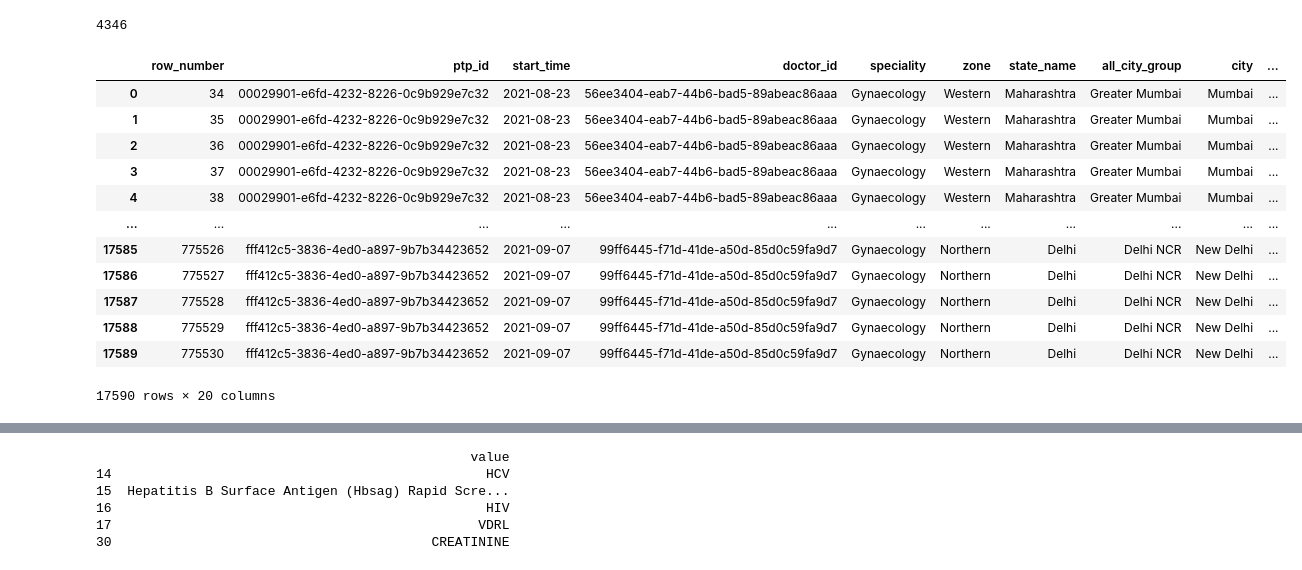
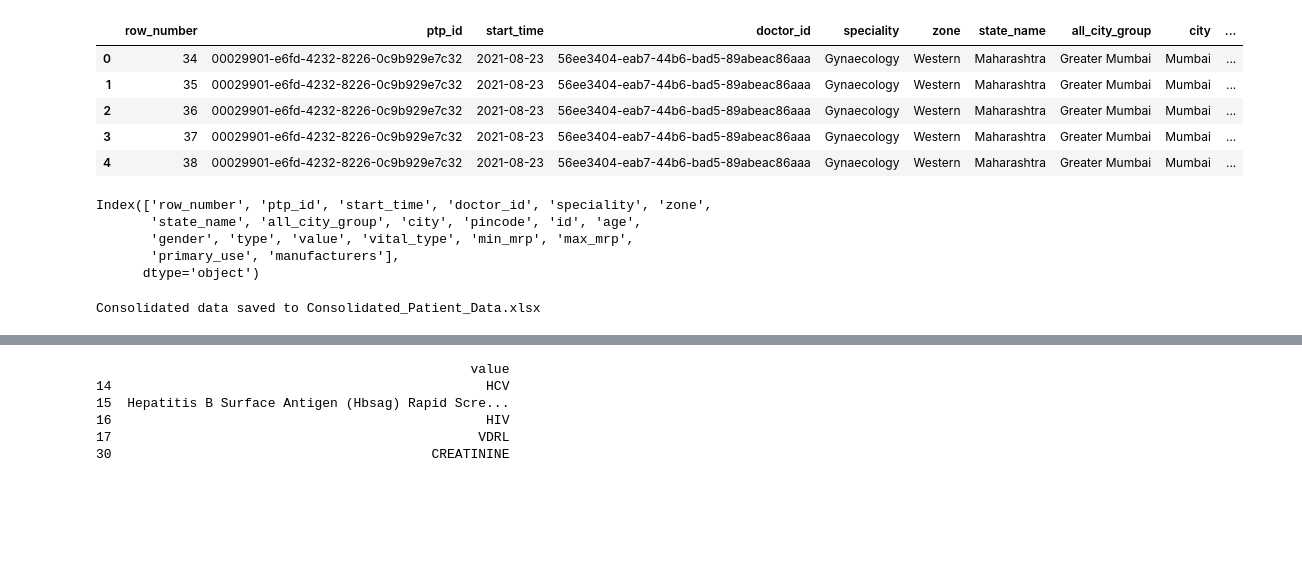
Before and after one commit to naitik-wondrx/dashboards, a Jupyter notebook: preprocess.ipynb, the cells around one changed output, grey strips where cells are left out. Saved outputs shown, nothing was run; the diff lists cells and outputs as text; code cells hidden in the pictures; blank space fills up the shorter version.

```diff
--- a/preprocess.ipynb
+++ b/preprocess.ipynb
@@ -1,24 +1,75 @@
 # %%
 import pandas as pd
 
-data = pd.read_excel('Gynaecology-Digitized-dataset.xlsx')
+data = pd.read_excel('Gynac.xlsx')
-# %%
-len(data.value.unique())
-# %% [output]
-4346
 # %%
-data
+data.head()
 # %% [output]
 |  | row_number | ptp_id | start_time | doctor_id | speciality | zone | state_name | all_city_group | city | ... |
 | 0 | 34 | 00029901-e6fd-4232-8226-0c9b929e7c32 | 2021-08-23 | 56ee3404-eab7-44b6-bad5-89abeac86aaa | Gynaecology | Western | Maharashtra | Greater Mumbai | Mumbai | ... |
 | 1 | 35 | 00029901-e6fd-4232-8226-0c9b929e7c32 | 2021-08-23 | 56ee3404-eab7-44b6-bad5-89abeac86aaa | Gynaecology | Western | Maharashtra | Greater Mumbai | Mumbai | ... |
 | 2 | 36 | 00029901-e6fd-4232-8226-0c9b929e7c32 | 2021-08-23 | 56ee3404-eab7-44b6-bad5-89abeac86aaa | Gynaecology | Western | Maharashtra | Greater Mumbai | Mumbai | ... |
 | 3 | 37 | 00029901-e6fd-4232-8226-0c9b929e7c32 | 2021-08-23 | 56ee3404-eab7-44b6-bad5-89abeac86aaa | Gynaecology | Western | Maharashtra | Greater Mumbai | Mumbai | ... |
 | 4 | 38 | 00029901-e6fd-4232-8226-0c9b929e7c32 | 2021-08-23 | 56ee3404-eab7-44b6-bad5-89abeac86aaa | Gynaecology | Western | Maharashtra | Greater Mumbai | Mumbai | ... |
-| ... | ... | ... | ... | ... | ... | ... | ... | ... | ... | ... |
-| 17585 | 775526 | fff412c5-3836-4ed0-a897-9b7b34423652 | 2021-09-07 | 99ff6445-f71d-41de-a50d-85d0c59fa9d7 | Gynaecology | Northern | Delhi | Delhi NCR | New Delhi | ... |
-| 17586 | 775527 | fff412c5-3836-4ed0-a897-9b7b34423652 | 2021-09-07 | 99ff6445-f71d-41de-a50d-85d0c59fa9d7 | Gynaecology | Northern | Delhi | Delhi NCR | New Delhi | ... |
-| 17587 | 775528 | fff412c5-3836-4ed0-a897-9b7b34423652 | 2021-09-07 | 99ff6445-f71d-41de-a50d-85d0c59fa9d7 | Gynaecology | Northern | Delhi | Delhi NCR | New Delhi | ... |
-| 17588 | 775529 | fff412c5-3836-4ed0-a897-9b7b34423652 | 2021-09-07 | 99ff6445-f71d-41de-a50d-85d0c59fa9d7 | Gynaecology | Northern | Delhi | Delhi NCR | New Delhi | ... |
-| 17589 | 775530 | fff412c5-3836-4ed0-a897-9b7b34423652 | 2021-09-07 | 99ff6445-f71d-41de-a50d-85d0c59fa9d7 | Gynaecology | Northern | Delhi | Delhi NCR | New Delhi | ... |
-17590 rows × 20 columns
+# %%
+data.columns
+# %% [output]
+Index(['row_number', 'ptp_id', 'start_time', 'doctor_id', 'speciality', 'zone',
+       'state_name', 'all_city_group', 'city', 'pincode', 'id', 'age',
+       'gender', 'type', 'value', 'vital_type', 'min_mrp', 'max_mrp',
+       'primary_use', 'manufacturers'],
+      dtype='object')
+# %%
+import pandas as pd
+
+# Load the Excel file
+file_path = 'Gynac.xlsx'
+data = pd.read_excel(file_path, sheet_name='result 1')
+
+# Drop unnecessary columns
+data = data.drop(columns=['row_number', 'id'])
+
+# Aggregate data based on 'ptp_id'
+aggregated_data = data.groupby('ptp_id').agg({
+    'start_time': 'first',  # Assuming first start_time per patient
+    'doctor_id': 'first',  # Assuming single doctor per patient
+    'speciality': 'first',
+    'zone': 'first',
+    'state_name': 'first',
+    'all_city_group': 'first',
+    'city': 'first',
+    'pincode': 'first',
+    'age': 'first',  # Assuming single age value per patient
+    'gender': 'first',  # Assuming single gender per patient
+})
+
+# Process 'type', 'value', 'vital_type', 'min_mrp', 'max_mrp', 'primary_use', 'manufacturers'
+
+# Separate 'type' and aggregate accordingly
+medicines = data[data['type'] == 'Medicine']
+vitals = data[data['type'] == 'Vital']
+
+# Processing Medicine Data
+medicines_grouped = medicines.groupby('ptp_id').apply(
+    lambda x: x[['value', 'primary_use', 'manufacturers']].to_dict('records')
+).reset_index()
+medicines_grouped.columns = ['ptp_id', 'medicines']
+
+# Processing Vitals Data
+vitals_grouped = vitals.pivot_table(index='ptp_id',
+                                    columns='vital_type',
+                                    values='value',
+                                    aggfunc='first').reset_index()
+
+# Merge everything into a single DataFrame
+final_data = aggregated_data.reset_index()
+final_data = pd.merge(final_data, medicines_grouped, on='ptp_id', how='left')
+final_data = pd.merge(final_data, vitals_grouped, on='ptp_id', how='left')
+
+# Save the final consolidated data to an Excel file
+output_file = 'Consolidated_Patient_Data.xlsx'
+final_data.to_excel(output_file, index=False)
+
+print(f"Consolidated data saved to {output_file}")
+# %% [output]
+Consolidated data saved to Consolidated_Patient_Data.xlsx
```
Also changed, not shown: parts of 7 cells of this notebook, 11 other files.
